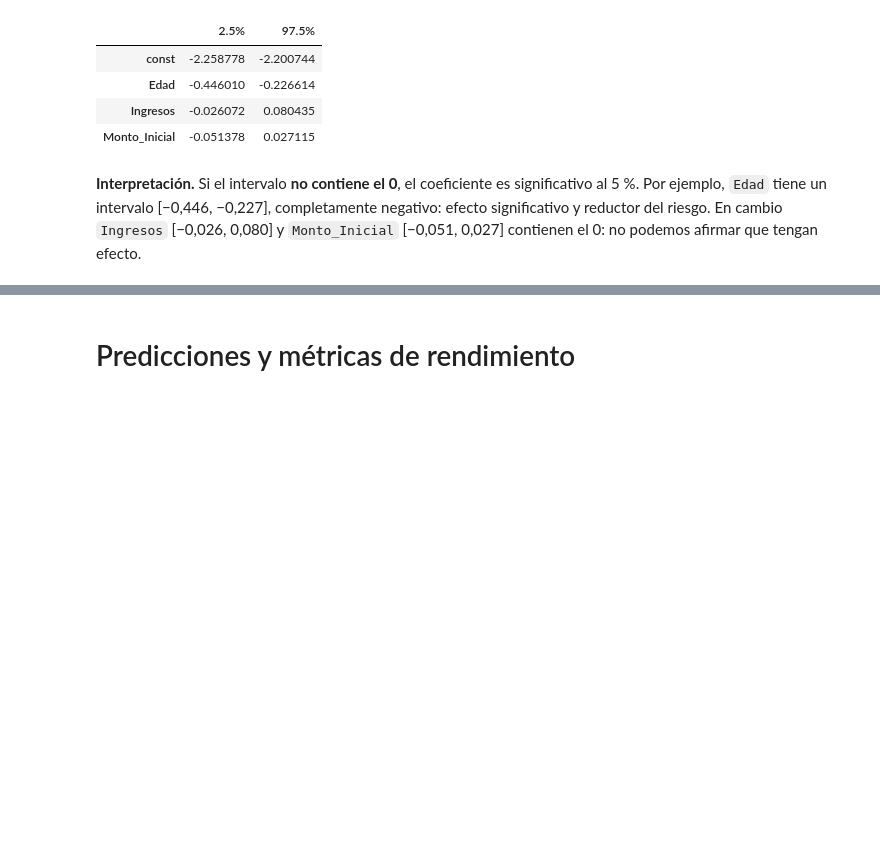
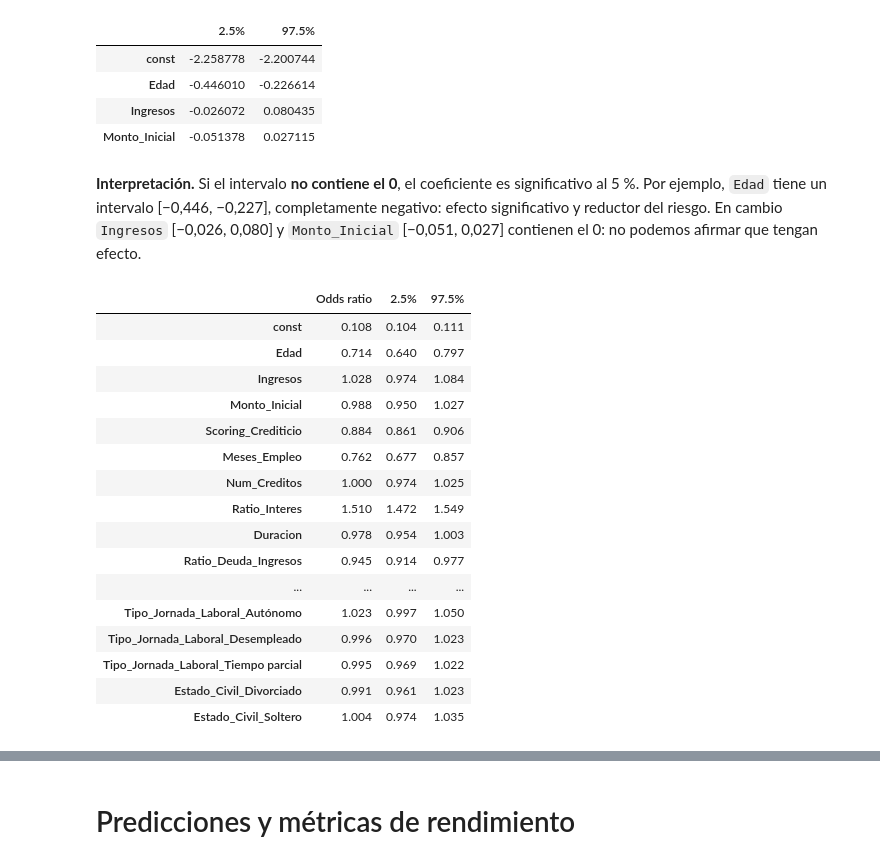
Before and after one commit to agarazelaiaviudez-wq/RETO_5_AMARILLO, a Jupyter notebook: regresion_logistica.ipynb, the cells around one changed output, grey strips where cells are left out. Drawn from its saved outputs; the diff is of its cells as text; code cells hidden in the pictures; blank space fills up the shorter version.

```diff
--- a/regresion_logistica.ipynb
+++ b/regresion_logistica.ipynb
@@ -205,6 +205,6 @@ X_train_scaled = pd.DataFrame(X_train_scaled, columns=X_train.columns, index=X_t
 # %% [markdown]
 # CREAR MODELO CON SKLEARN
 # %%
-modelo_log_sklearn = LogisticRegression()
+modelo_log_sklearn = LogisticRegression(penalty=None, max_iter=1000)
 modelo_log_sklearn.fit(X_train_scaled, y_train)
 # %% [output]
@@ -323,3 +323,28 @@ intervalos_ci[:4]
 | Monto_Inicial | -0.051378 | 0.027115 |
 # %% [markdown]
 **Interpretación.** Si el intervalo **no contiene el 0**, el coeficiente es significativo al 5 %. Por ejemplo, `Edad` tiene un intervalo [−0,446, −0,227], completamente negativo: efecto significativo y reductor del riesgo. En cambio `Ingresos` [−0,026, 0,080] y `Monto_Inicial` [−0,051, 0,027] contienen el 0: no podemos afirmar que tengan efecto.
+# %%
+odds = pd.DataFrame({
+    "Odds ratio": np.exp(modelo_log_statsm.params),
+    "2.5%":  np.exp(intervalos_ci["2.5%"]),
+    "97.5%": np.exp(intervalos_ci["97.5%"])
+}).round(3)
+odds
+# %% [output]
+|  | Odds ratio | 2.5% | 97.5% |
+| const | 0.108 | 0.104 | 0.111 |
+| Edad | 0.714 | 0.640 | 0.797 |
+| Ingresos | 1.028 | 0.974 | 1.084 |
+| Monto_Inicial | 0.988 | 0.950 | 1.027 |
+| Scoring_Crediticio | 0.884 | 0.861 | 0.906 |
+| Meses_Empleo | 0.762 | 0.677 | 0.857 |
+| Num_Creditos | 1.000 | 0.974 | 1.025 |
+| Ratio_Interes | 1.510 | 1.472 | 1.549 |
+| Duracion | 0.978 | 0.954 | 1.003 |
+| Ratio_Deuda_Ingresos | 0.945 | 0.914 | 0.977 |
+| ... | ... | ... | ... |
+| Tipo_Jornada_Laboral_Autónomo | 1.023 | 0.997 | 1.050 |
+| Tipo_Jornada_Laboral_Desempleado | 0.996 | 0.970 | 1.023 |
+| Tipo_Jornada_Laboral_Tiempo parcial | 0.995 | 0.969 | 1.022 |
+| Estado_Civil_Divorciado | 0.991 | 0.961 | 1.023 |
+| Estado_Civil_Soltero | 1.004 | 0.974 | 1.035 |
```
Also changed, not shown: parts of 18 cells of this notebook.
